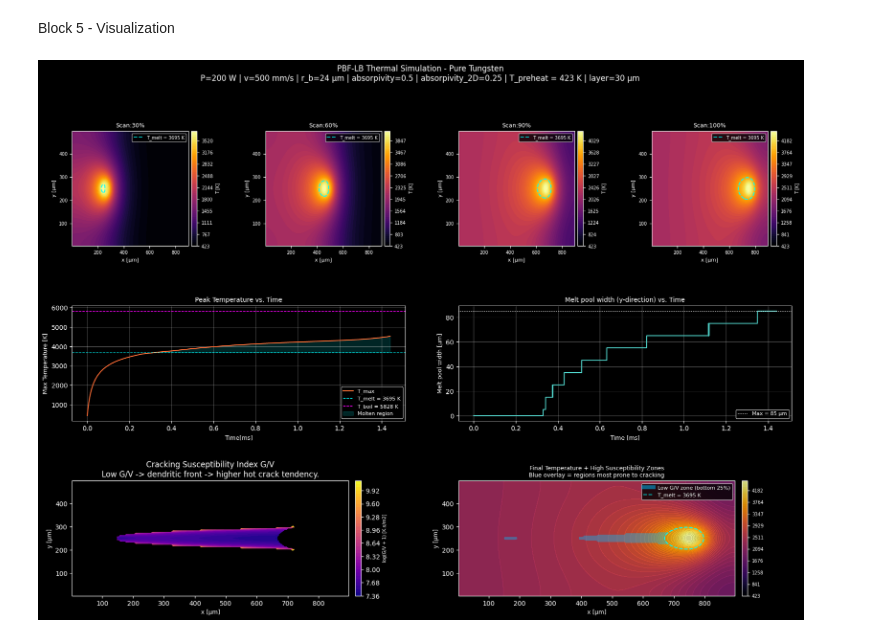
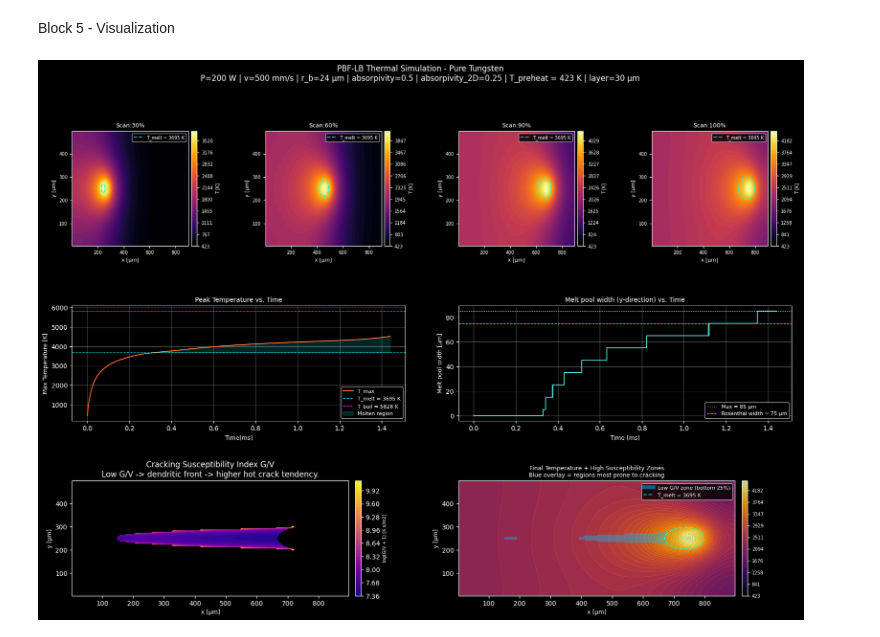
Before and after one commit to lusimu24/tungsten-pbflb-sim, a Jupyter notebook: model.ipynb, the cells around one changed output. Cells and saved outputs as stored; diff of their text form; code cells hidden in the pictures.

Commit message:
aggiunta eq rosenthal

```diff
--- a/model.ipynb
+++ b/model.ipynb
@@ -329,8 +330,29 @@ W_mean = np.mean(melt_W_hist)
 
 print(f"Peak temperature: {T_peak:.0f} K "
       f"(T_melt = {T_melt:.0f} K, T_boil = {T_boil:.0f} K)")
-print(f"Max melt pool width: {W_max:.0f} microns")
+print(f"Max melt pool width: {W_max:.0f} µm")
 print(f'Average melt pool width: {W_mean:.0f} µm')
+
+def rosenthal_2D_width(t):
+    '''
+    Larghezza pozza derivata dall'equazione di Rosenthal per una sorgente mobile in regime quasi-stazionario
+    '''
+    b = v_s / (2*alpha)
+    xi = np.linspace(-400e-6, 200e-6, 3000)
+    yi = np.linspace(-300e-6, 300e-6, 3000)
+    XI, YI = np.meshgrid(xi, yi)
+    R = np.sqrt(XI**2 + YI**2)
+    R = np.where(R>1e9, 1e9, R)
+    DT = ((eta_2D*P) / (2*np.pi*k*t)) * np.exp(-b*XI) * k0 (b*R)
+    T_ros = T_init + DT
+    molten = T_ros >= T_melt
+    if not molten.any():
+        return 0.0
+    ym = YI[molten]
+    return (ym.max()-ym.min())*1e6
+
+W_rosenthal = rosenthal_2D_width(h_lay)
+print(f'Melt pool width computed by Rosenthal equation: {W_rosenthal:.0f} µm')
 
 assert T_peak >= T_melt, \
     f"ERROR: Peak T = {T_peak:.0f} K never reached T_melt. " \
@@ -458,6 +481,7 @@ ax2.grid(alpha=0.3)
 ax3 = fig.add_subplot(gs[1,2:])
 ax3.plot(t_ms, melt_W_hist, color='#4ECDC4', lw=1.5)
 ax3.axhline(max(melt_W_hist), color='white', ls=':', lw=1, label=f'Max = {max(melt_W_hist):.0f} µm')
+ax3.axhline(W_rosenthal, color='orange', ls='--', lw=1, label=f'Rosenthal width = {W_rosenthal:.0f} µm')
 ax3.set_xlabel('Time [ms]', fontsize=9)
 ax3.set_ylabel('Melt pool width [µm]', fontsize=9)
 ax3.set_title('Melt pool width (y-direction) vs. Time', fontsize=10)
@@ -475,31 +499,31 @@ if has_gv:
     ax4.set_title('Cracking Susceptibility Index G/V\n'
                   'Low G/V -> dendritic front -> higher hot crack tendency.')
 else:
     ax4.text(0.5, 0.5, "No G/V data (solidification front not detected)", ha='center', va='center', transform=ax4.transAxes, fontsize=10, color='white')
 
 ax4.set_xlabel('x [µm]', fontsize=9)
 ax4.set_ylabel('y [µm]', fontsize=9)
 
 #row 3 - final T + high susceptibility zones
 ax5 = fig.add_subplot(gs[2, 2:])
 T_f = snaps[-1]
 vmax = float(min(T_f.max(), T_boil))
 im5 = ax5.contourf(X*1e6, Y*1e6, T_f, levels=np.linspace(T_init, vmax, 60), cmap='inferno', alpha=0.85)
 
 #overlay bottom 25% G/V zones
 if has_gv and len(gv_vals) > 10:
     thr = float(np.nanpercentile(gv_vals, 25))
     mask = np.where(GV <=thr, 1.0, 0.0)
     ax5.contourf(X*1e6, Y*1e6, mask, levels=[0.5, 1.5], colors=['deepskyblue'], alpha=0.40)
     ax5.plot([], [], color='deepskyblue', lw=6, alpha=0.5, label='Low G/V zone (bottom 25%)')
 
 ax5.contour(X*1e6, Y*1e6, T_f, levels=[T_melt], colors='cyan', linewidths=1.5, linestyles='--')
 ax5.plot([], [], 'c--', lw=1.5, label=f'T_melt = {T_melt:.0f} K')
 ax5.set_title('Final Temperature + High Susceptibility Zones\n'
               'Blue overlay = regions most prone to cracking', fontsize=9)
 ax5.set_xlabel('x [µm]', fontsize=9)
 ax5.set_ylabel('y [µm]', fontsize=9)
 ax5.legend(fontsize=8)
 plt.colorbar(im5, ax=ax5, pad=0.02).ax.tick_params(labelsize=7)
 # %% [output]
-[figure, old version]
+[figure, new version]
```
Also changed, not shown: parts of 2 cells of this notebook.
